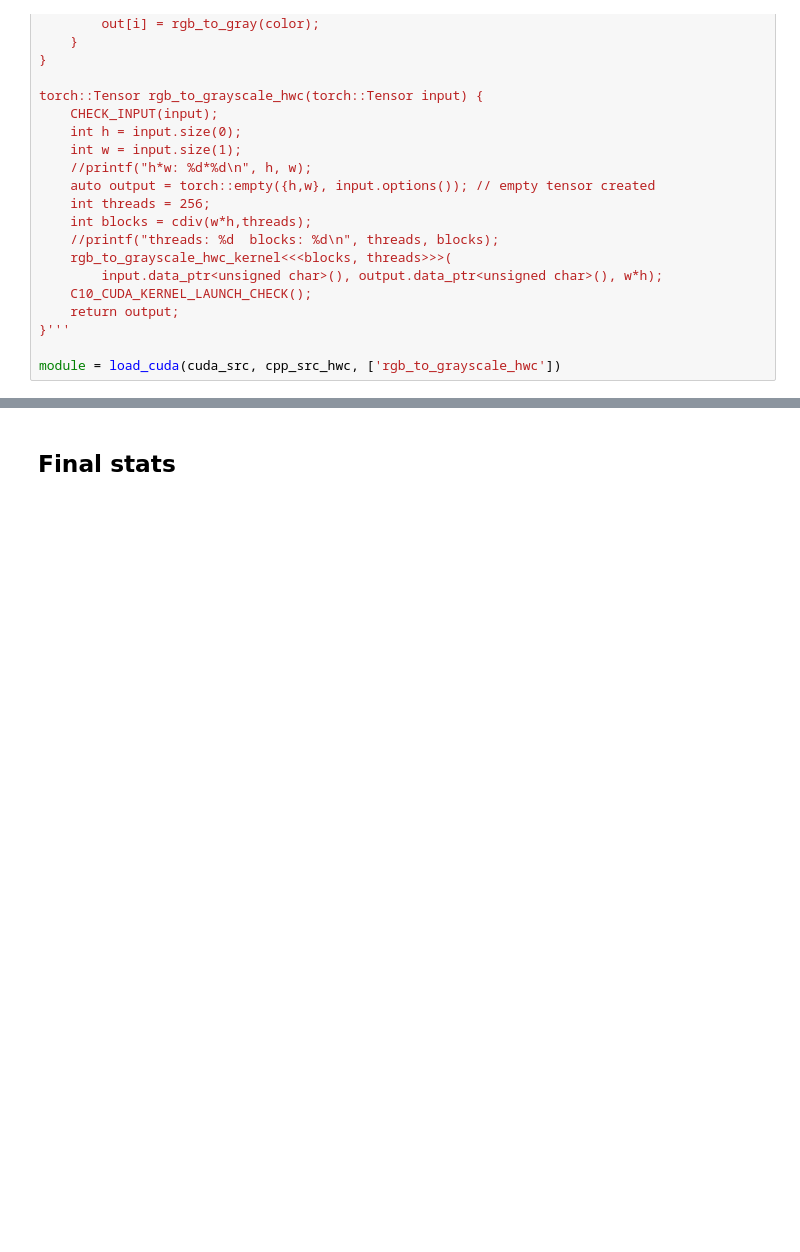
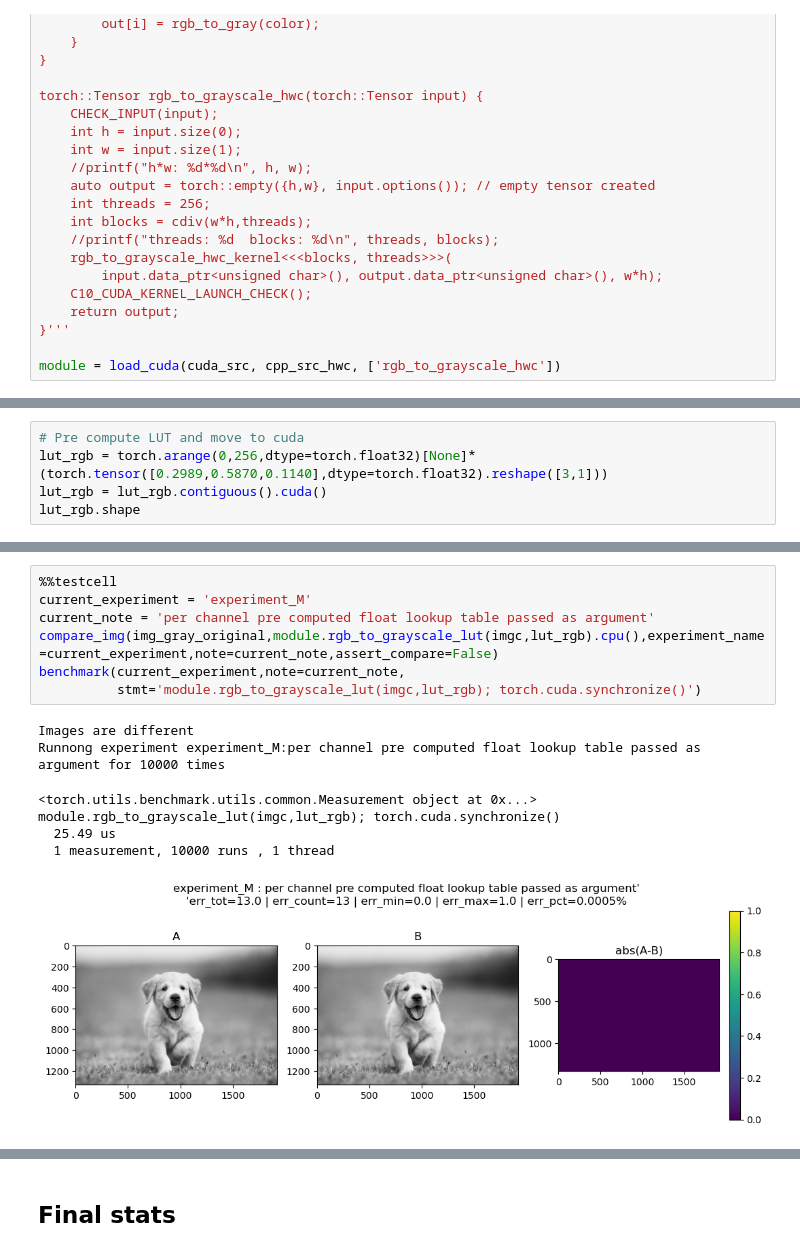
Before and after one commit to artste/lecture2, a Jupyter notebook: lecture3/cuda_rgb_to_gray_refactor.ipynb, the cells around one changed output, grey strips where cells are left out. Cells and saved outputs as stored; diff of their text form; blank space fills up the shorter version.

```diff
--- a/lecture3/cuda_rgb_to_gray_refactor.ipynb
+++ b/lecture3/cuda_rgb_to_gray_refactor.ipynb
@@ -736,0 +872,5 @@ module.rgb_to_grayscale_hwc(hwc_cuda); torch.cuda.synchronize()
+# %%
+# Pre compute LUT and move to cuda
+lut_rgb = torch.arange(0,256,dtype=torch.float32)[None]*(torch.tensor([0.2989,0.5870,0.1140],dtype=torch.float32).reshape([3,1]))
+lut_rgb = lut_rgb.contiguous().cuda()
+lut_rgb.shape
@@ -736,0 +919,15 @@ module.rgb_to_grayscale_hwc(hwc_cuda); torch.cuda.synchronize()
+# %%
+%%testcell
+current_experiment = 'experiment_M'
+current_note = 'per channel pre computed float lookup table passed as argument'
+compare_img(img_gray_original,module.rgb_to_grayscale_lut(imgc,lut_rgb).cpu(),experiment_name=current_experiment,note=current_note,assert_compare=False)
+benchmark(current_experiment,note=current_note,
+          stmt='module.rgb_to_grayscale_lut(imgc,lut_rgb); torch.cuda.synchronize()')
+# %% [output]
+Images are different
+Runnong experiment experiment_M:per channel pre computed float lookup table passed as argument for 10000 times
+<torch.utils.benchmark.utils.common.Measurement object at 0x...>
+module.rgb_to_grayscale_lut(imgc,lut_rgb); torch.cuda.synchronize()
+  25.49 us
+  1 measurement, 10000 runs , 1 thread
+[figure, added]
```
Also changed, not shown: parts of 31 cells of this notebook.
